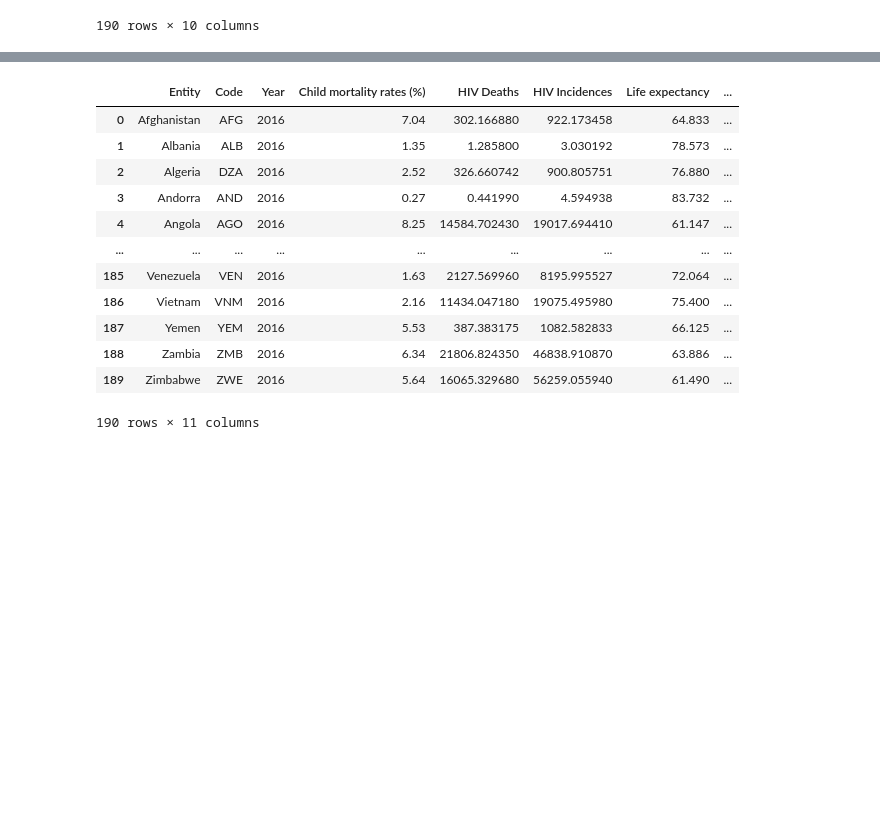
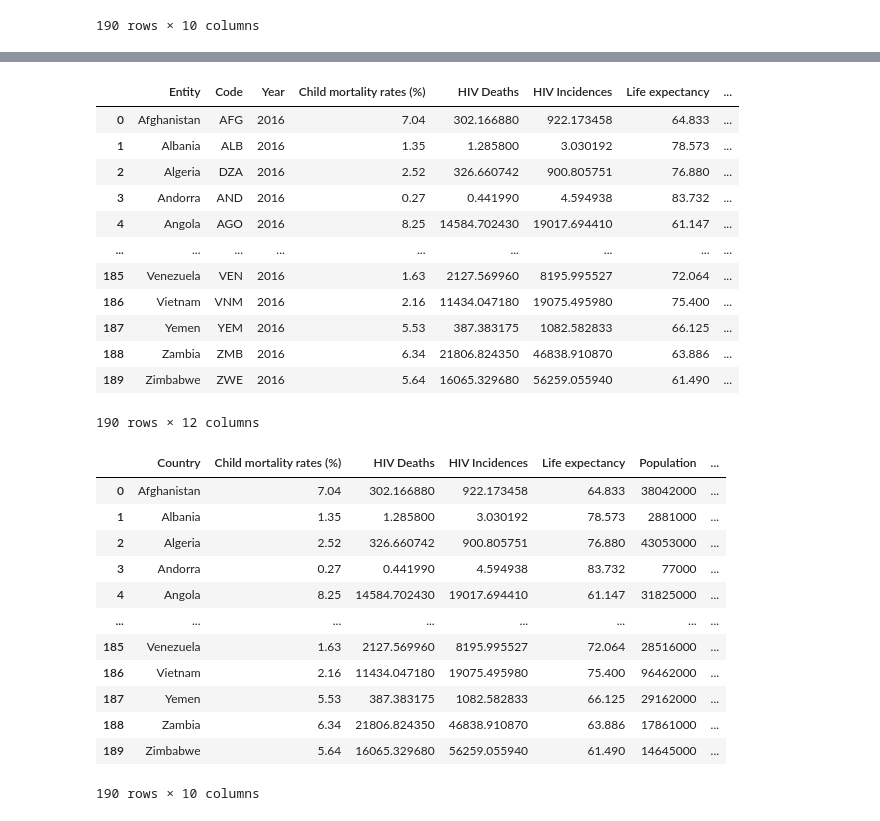
Before and after one commit to skumble27/health-of-a-nation, a Jupyter notebook: Sumukh/datacleanetl.ipynb, the cells around one changed output, grey strips where cells are left out. Drawn from its saved outputs; the diff is of its cells as text; code cells hidden in the pictures; blank space fills up the shorter version.

```diff
--- a/Sumukh/datacleanetl.ipynb
+++ b/Sumukh/datacleanetl.ipynb
@@ -419,3 +419,7 @@ merged_df4
 | 188 | Zambia | ZMB | 2016 | 6.34 | 21806.824350 | 46838.910870 | 63.886 | ... |
 | 189 | Zimbabwe | ZWE | 2016 | 5.64 | 16065.329680 | 56259.055940 | 61.490 | ... |
 190 rows × 10 columns
+# %%
+# Converting percentages to absolute numbers
+merged_df4['Child Mortality'] = (merged_df4['Child mortality rates (%)']/100)*merged_df4['Population']
+merged_df4
@@ -422,8 +440,6 @@ merged_df4
 # %%
-# Converting percentages to absolute numbers
-# HIV Deaths and Incidences, and TB deaths are numbers per 100,000. These will be converted to percentages of population
-
-merged_df4['TB Deaths (%)'] = ((merged_df4['TB Deaths']/merged_df4['Population']))*100
+# Converting cardiovascular rates to absolute numbers
+merged_df4['Cardiovascular Deaths'] = (merged_df4['Cardiovascular Deaths %']/100) * merged_df4['Population']
 merged_df4
 # %% [output]
 |  | Entity | Code | Year | Child mortality rates (%) | HIV Deaths | HIV Incidences | Life expectancy | ... |
@@ -438,4 +454,22 @@ merged_df4
 | 187 | Yemen | YEM | 2016 | 5.53 | 387.383175 | 1082.582833 | 66.125 | ... |
 | 188 | Zambia | ZMB | 2016 | 6.34 | 21806.824350 | 46838.910870 | 63.886 | ... |
 | 189 | Zimbabwe | ZWE | 2016 | 5.64 | 16065.329680 | 56259.055940 | 61.490 | ... |
-190 rows × 11 columns
+190 rows × 12 columns
+# %%
+# Renaming Entity to Country and dropping Year and Code
+merged_df6 = merged_df4.drop(columns=['Code', 'Year']).rename(columns={'Entity':'Country'})
+merged_df6
+# %% [output]
+|  | Country | Child mortality rates (%) | HIV Deaths | HIV Incidences | Life expectancy | Population | ... |
+| 0 | Afghanistan | 7.04 | 302.166880 | 922.173458 | 64.833 | 38042000 | ... |
+| 1 | Albania | 1.35 | 1.285800 | 3.030192 | 78.573 | 2881000 | ... |
+| 2 | Algeria | 2.52 | 326.660742 | 900.805751 | 76.880 | 43053000 | ... |
+| 3 | Andorra | 0.27 | 0.441990 | 4.594938 | 83.732 | 77000 | ... |
+| 4 | Angola | 8.25 | 14584.702430 | 19017.694410 | 61.147 | 31825000 | ... |
+| ... | ... | ... | ... | ... | ... | ... | ... |
+| 185 | Venezuela | 1.63 | 2127.569960 | 8195.995527 | 72.064 | 28516000 | ... |
+| 186 | Vietnam | 2.16 | 11434.047180 | 19075.495980 | 75.400 | 96462000 | ... |
+| 187 | Yemen | 5.53 | 387.383175 | 1082.582833 | 66.125 | 29162000 | ... |
+| 188 | Zambia | 6.34 | 21806.824350 | 46838.910870 | 63.886 | 17861000 | ... |
+| 189 | Zimbabwe | 5.64 | 16065.329680 | 56259.055940 | 61.490 | 14645000 | ... |
+190 rows × 10 columns
```
Also changed, not shown: parts of 28 cells of this notebook, 2 other files.
